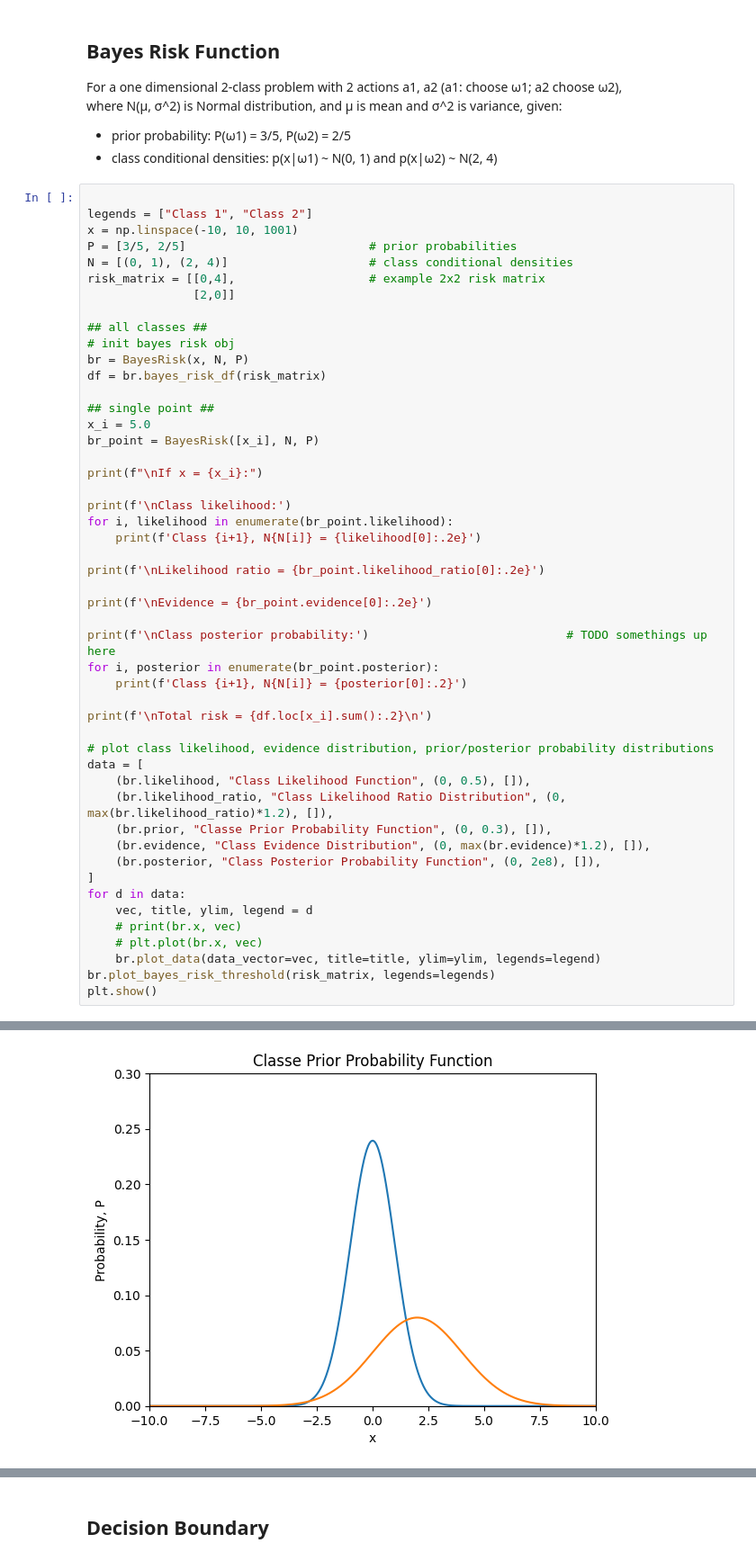
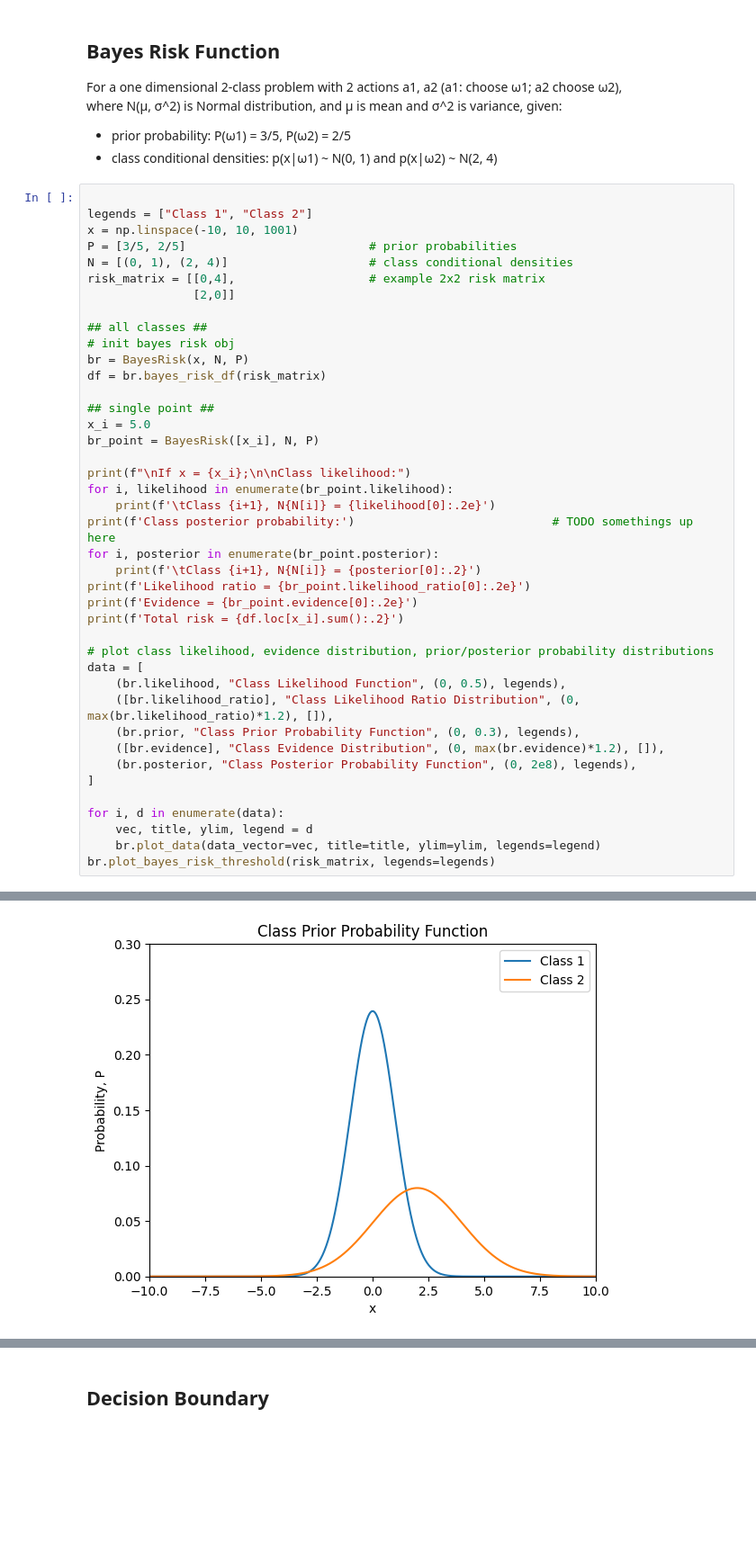
Before and after one commit to cmcalder55/optimization, a Jupyter notebook: bayes_estimation/test_bayes_estimation.ipynb, the cells around one changed output, grey strips where cells are left out. Shown at 90% size. Saved outputs shown, nothing was run; the diff lists cells and outputs as text; blank space fills up the shorter version.

```diff
--- a/bayes_estimation/test_bayes_estimation.ipynb
+++ b/bayes_estimation/test_bayes_estimation.ipynb
@@ -49,35 +29,27 @@ df = br.bayes_risk_df(risk_matrix)
 x_i = 5.0
 br_point = BayesRisk([x_i], N, P)
 
-print(f"\nIf x = {x_i}:")
-
-print(f'\nClass likelihood:')
+print(f"\nIf x = {x_i};\n\nClass likelihood:")
 for i, likelihood in enumerate(br_point.likelihood):
-    print(f'Class {i+1}, N{N[i]} = {likelihood[0]:.2e}')
-
-print(f'\nLikelihood ratio = {br_point.likelihood_ratio[0]:.2e}')
-
-print(f'\nEvidence = {br_point.evidence[0]:.2e}')
-
-print(f'\nClass posterior probability:')                            # TODO somethings up here
+    print(f'\tClass {i+1}, N{N[i]} = {likelihood[0]:.2e}')
+print(f'Class posterior probability:')                            # TODO somethings up here
 for i, posterior in enumerate(br_point.posterior):
-    print(f'Class {i+1}, N{N[i]} = {posterior[0]:.2}')
-
-print(f'\nTotal risk = {df.loc[x_i].sum():.2}\n')
+    print(f'\tClass {i+1}, N{N[i]} = {posterior[0]:.2}')
+print(f'Likelihood ratio = {br_point.likelihood_ratio[0]:.2e}')
+print(f'Evidence = {br_point.evidence[0]:.2e}')
+print(f'Total risk = {df.loc[x_i].sum():.2}')
 
 # plot class likelihood, evidence distribution, prior/posterior probability distributions
 data = [
-    (br.likelihood, "Class Likelihood Function", (0, 0.5), []),
-    (br.likelihood_ratio, "Class Likelihood Ratio Distribution", (0, max(br.likelihood_ratio)*1.2), []),
-    (br.prior, "Classe Prior Probability Function", (0, 0.3), []),
-    (br.evidence, "Class Evidence Distribution", (0, max(br.evidence)*1.2), []),
-    (br.posterior, "Class Posterior Probability Function", (0, 2e8), []),
+    (br.likelihood, "Class Likelihood Function", (0, 0.5), legends),
+    ([br.likelihood_ratio], "Class Likelihood Ratio Distribution", (0, max(br.likelihood_ratio)*1.2), []),
+    (br.prior, "Class Prior Probability Function", (0, 0.3), legends),
+    ([br.evidence], "Class Evidence Distribution", (0, max(br.evidence)*1.2), []),
+    (br.posterior, "Class Posterior Probability Function", (0, 2e8), legends),
 ]
-for d in data:
+
+for i, d in enumerate(data):
     vec, title, ylim, legend = d
-    # print(br.x, vec)
-    # plt.plot(br.x, vec)
     br.plot_data(data_vector=vec, title=title, ylim=ylim, legends=legend)
 br.plot_bayes_risk_threshold(risk_matrix, legends=legends)
-plt.show()
 # %% [output]
@@ -99,3 +67,3 @@ Total risk = 8e+07
 [figure]
-[figure, old version]
+[figure, new version]
 [figure]
```
Also changed, not shown: parts of 3 cells of this notebook.
